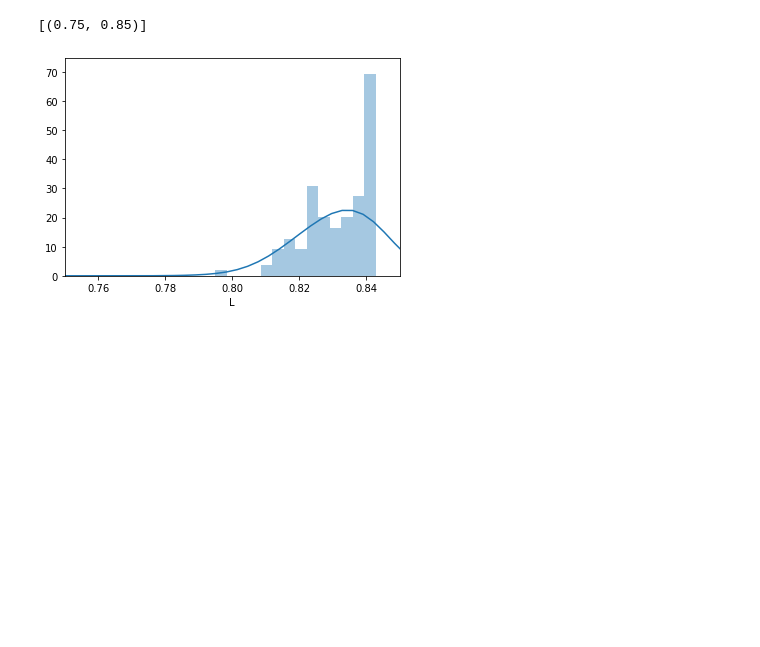
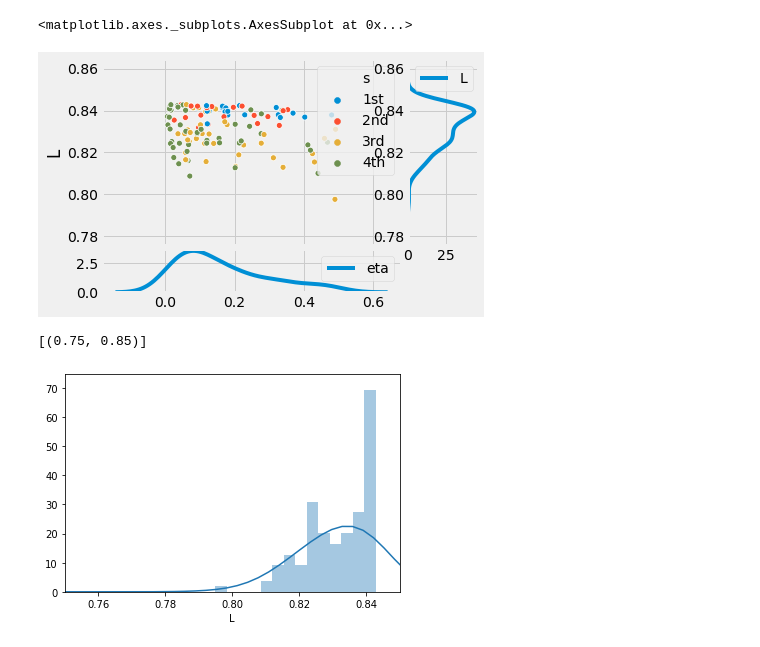
Before and after one commit to dvddn/BAIHB, a Jupyter notebook: Analysis HB results-Copy1.ipynb, the cells around one changed output. Drawn from its saved outputs; the diff is of its cells as text; code cells hidden in the pictures; blank space fills up the shorter version.

```diff
--- a/Analysis HB results-Copy1.ipynb
+++ b/Analysis HB results-Copy1.ipynb
@@ -7,3 +48,21 @@ with open('results_log.pkl', 'rb') as handle:
+# %%
+
+style.use('fivethirtyeight')
+
+fig = plt.figure()
+ax1 = plt.subplot2grid((10,10), (0,0), rowspan=8, colspan=8)
+#plt.title('stock')
+#plt.ylabel('H-L')
+sns.scatterplot(tab.eta, tab.L, hue=tab.s)
+ax2 = plt.subplot2grid((10,10), (0,8), rowspan=8, colspan=2, sharey=ax1)
+sns.kdeplot(tab.L, vertical=True)
+#plt.ylabel('Price')
+ax3 = plt.subplot2grid((10,10), (8,0), rowspan=2, colspan=8, sharex=ax1)
+sns.kdeplot(tab.eta)
+#plt.ylabel('MAvgs')
+# %% [output]
+<matplotlib.axes._subplots.AxesSubplot at 0x...>
+[figure, added]
 # %%
 losses = res.evals.L
 # %%
```
Also changed, not shown: parts of 7 cells of this notebook, 14 other files.
